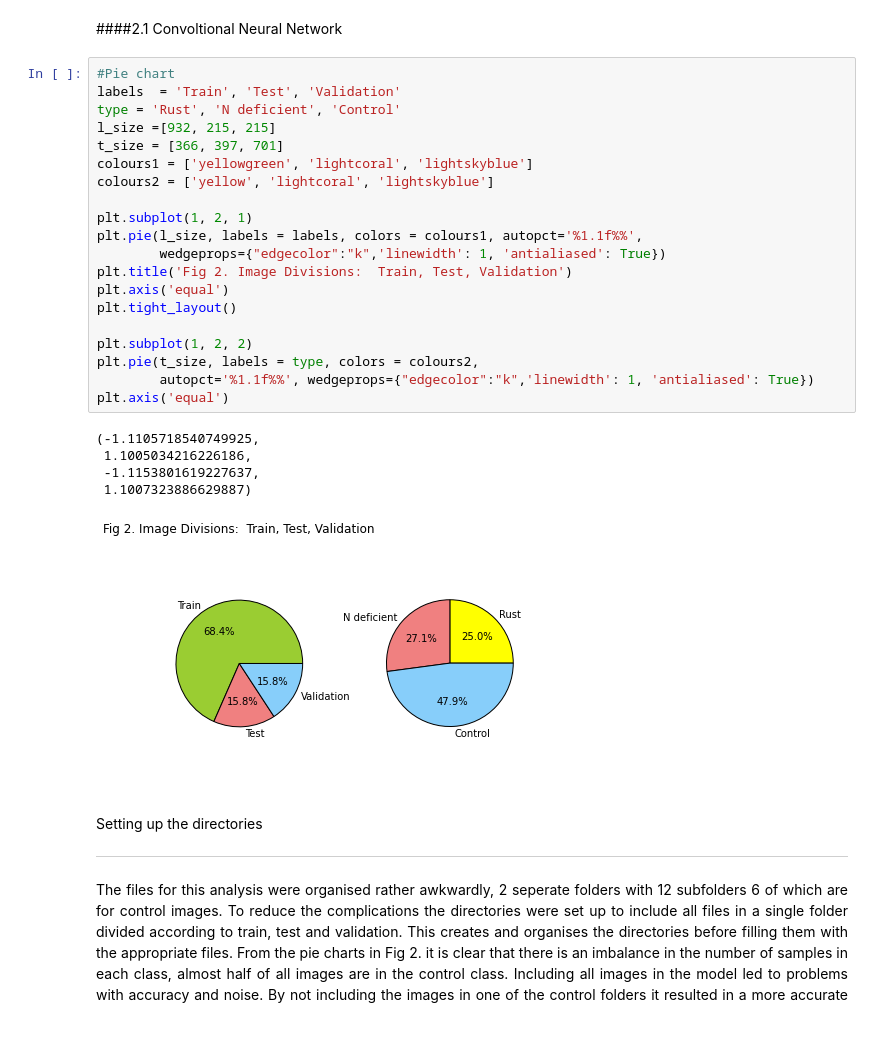
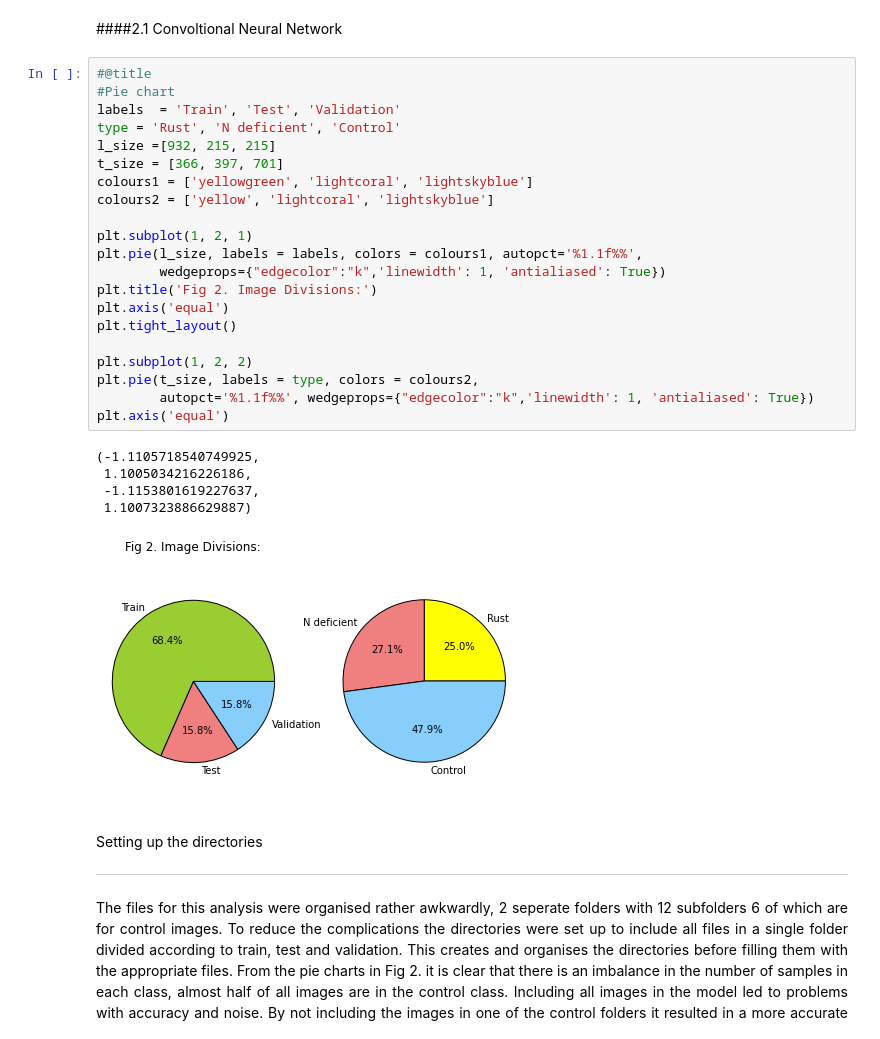
Before and after one commit to alexdoyle115/C7081_Assignment, a Jupyter notebook: Using_neural_networks_to_classify_wheat_leaf_diseases.ipynb, the cells around one changed output. Drawn from its saved outputs; the diff is of its cells as text.

```diff
--- a/Using_neural_networks_to_classify_wheat_leaf_diseases.ipynb
+++ b/Using_neural_networks_to_classify_wheat_leaf_diseases.ipynb
@@ -157,31 +162,32 @@ The files for this analysis can be found at this [link](https://data.mendeley.co
 # %% [markdown]
 ####2.1 Convoltional Neural Network
 # %%
+#@title
 #Pie chart
 labels  = 'Train', 'Test', 'Validation'
 type = 'Rust', 'N deficient', 'Control'
 l_size =[932, 215, 215]
 t_size = [366, 397, 701]
 colours1 = ['yellowgreen', 'lightcoral', 'lightskyblue']
 colours2 = ['yellow', 'lightcoral', 'lightskyblue']
 
 plt.subplot(1, 2, 1)
 plt.pie(l_size, labels = labels, colors = colours1, autopct='%1.1f%%',
         wedgeprops={"edgecolor":"k",'linewidth': 1, 'antialiased': True})
-plt.title('Fig 2. Image Divisions:  Train, Test, Validation')
+plt.title('Fig 2. Image Divisions:')
 plt.axis('equal')
 plt.tight_layout()
 
 plt.subplot(1, 2, 2)
 plt.pie(t_size, labels = type, colors = colours2,
         autopct='%1.1f%%', wedgeprops={"edgecolor":"k",'linewidth': 1, 'antialiased': True})
 plt.axis('equal')
 # %% [output]
 (-1.1105718540749925,
  1.1005034216226186,
  -1.1153801619227637,
  1.1007323886629887)
-[figure, old version]
+[figure, new version]
 # %% [markdown]
 Setting up the directories
 
```
Also changed, not shown: parts of 21 cells of this notebook.
